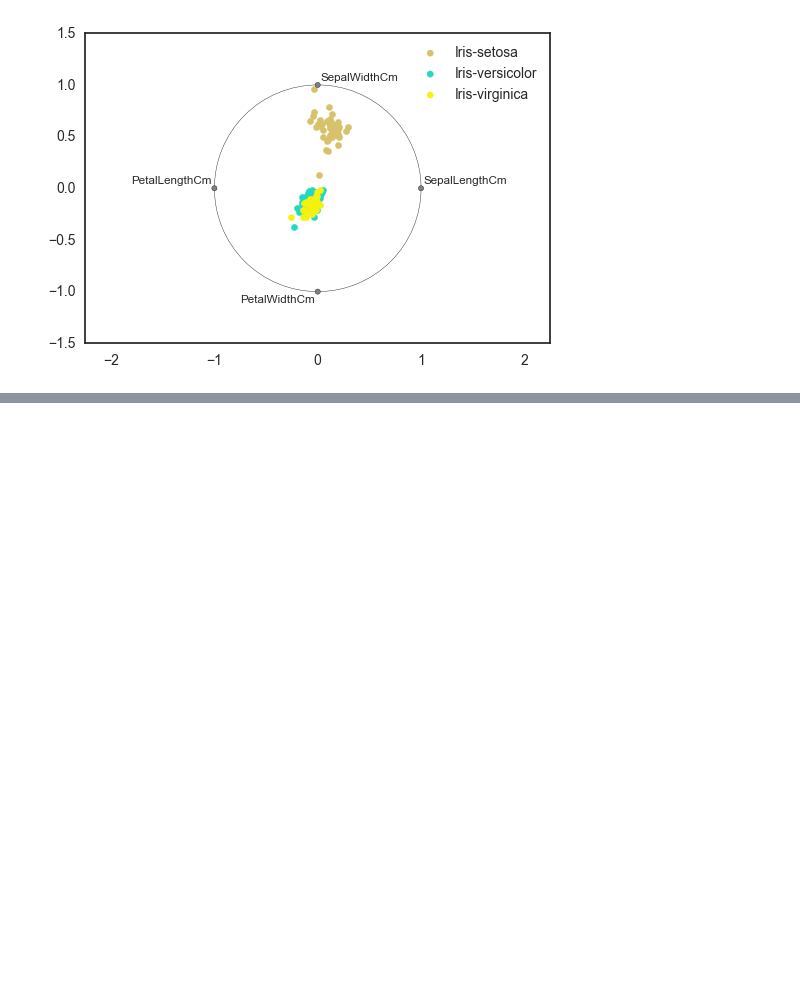
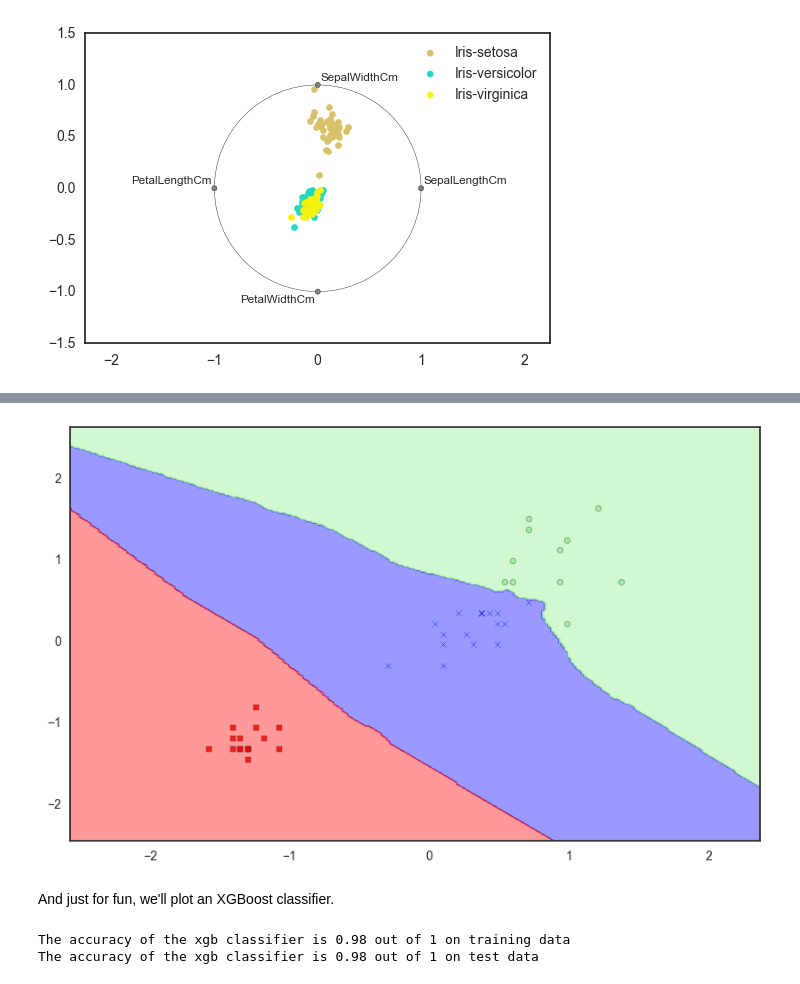
Before and after one commit to amitanalyste/kaggle, a Jupyter notebook: iris/Iris_Data_Visualization.ipynb, the cells around one changed output, grey strips where cells are left out. Drawn from its saved outputs; the diff is of its cells as text; code cells hidden in the pictures; blank space fills up the shorter version.

```diff
--- a/iris/Iris_Data_Visualization.ipynb
+++ b/iris/Iris_Data_Visualization.ipynb
@@ -146,0 +289,17 @@ radviz(df.drop("Id", axis=1), "Species")
+# %%
+plot_decision_regions(X_test_std, y_test, knn)
+# %% [output]
+[figure, added]
+# %% [markdown]
+And just for fun, we'll plot an XGBoost classifier.
+# %%
+import xgboost as xgb
+
+xgb_clf = xgb.XGBClassifier()
+xgb_clf = xgb_clf.fit(X_train_std, y_train)
+
+print('The accuracy of the xgb classifier is {:.2f} out of 1 on training data'.format(xgb_clf.score(X_train_std, y_train)))
+print('The accuracy of the xgb classifier is {:.2f} out of 1 on test data'.format(xgb_clf.score(X_test_std, y_test)))
+# %% [output]
+The accuracy of the xgb classifier is 0.98 out of 1 on training data
+The accuracy of the xgb classifier is 0.98 out of 1 on test data
```
Also changed, not shown: parts of 16 cells of this notebook.
